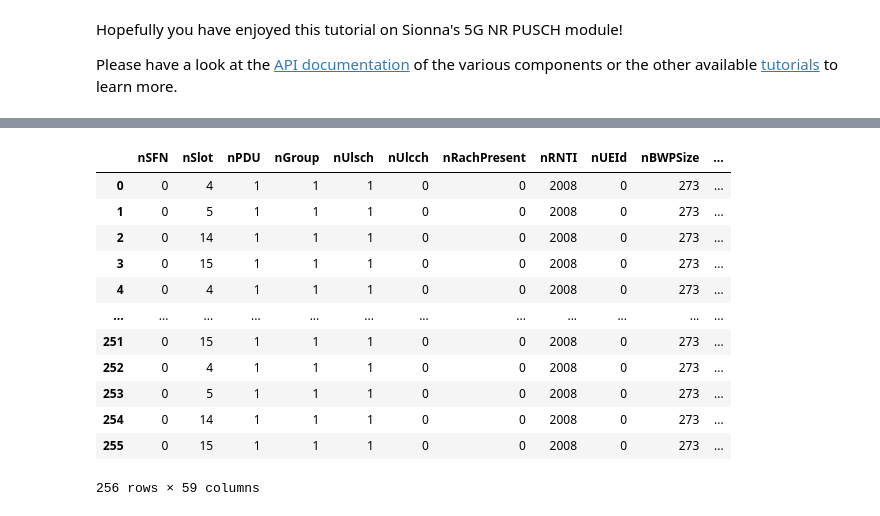
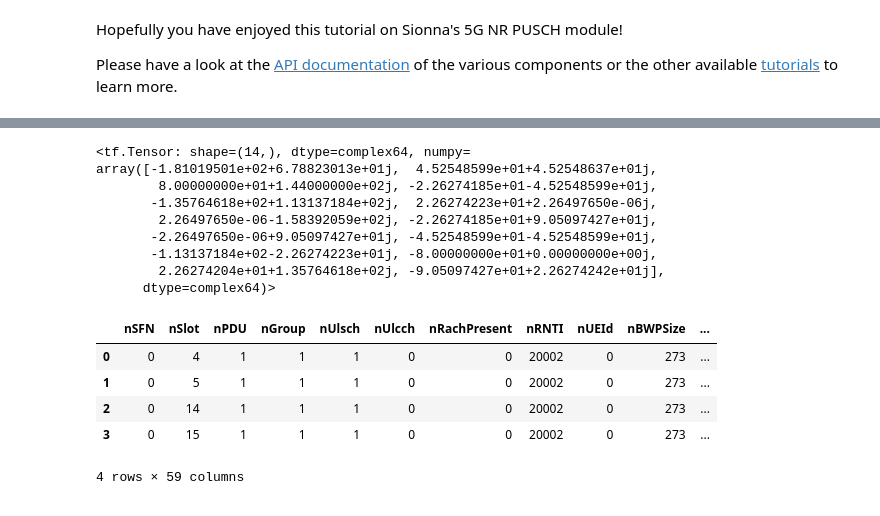
Before and after one commit to Thanh-Thanh-Thanh/thanh, a Jupyter notebook: examples/5G_NR_PUSCH_3_TVConverter.ipynb, the cells around one changed output, grey strips where cells are left out. Cells and saved outputs as stored; diff of their text form; code cells hidden in the pictures.

Commit message:
data_gen_v2

```diff
--- a/examples/5G_NR_PUSCH_3_TVConverter.ipynb
+++ b/examples/5G_NR_PUSCH_3_TVConverter.ipynb
@@ -470,3 +467,15 @@ def set_null(dir):
+# %%
+tf.math.reduce_sum(rxSigFreq[0,0], [0,1,3])
+# %% [output]
+<tf.Tensor: shape=(14,), dtype=complex64, numpy=
+array([-1.81019501e+02+6.78823013e+01j,  4.52548599e+01+4.52548637e+01j,
+        8.00000000e+01+1.44000000e+02j, -2.26274185e+01-4.52548599e+01j,
+       -1.35764618e+02+1.13137184e+02j,  2.26274223e+01+2.26497650e-06j,
+        2.26497650e-06-1.58392059e+02j, -2.26274185e+01+9.05097427e+01j,
+       -2.26497650e-06+9.05097427e+01j, -4.52548599e+01-4.52548599e+01j,
+       -1.13137184e+02-2.26274223e+01j, -8.00000000e+01+0.00000000e+00j,
+        2.26274204e+01+1.35764618e+02j, -9.05097427e+01+2.26274242e+01j],
+      dtype=complex64)>
 # %%
 # xs = tf.Variable(tf.zeros([1, 1, 1, 20, 14, 3276], dtype=tf.complex64))
 # ys = tf.Variable(tf.zeros([1, 1, 8, 20, 14, 3276], dtype=tf.complex64))
@@ -534,19 +545,12 @@ def setRef(inBits, dir):
                 file.write(f'##----------------------------------------------------------------------------\n')
 # setRef(inBits[0,0], tv_dir)
 # %%
-df = pd.read_parquet('/workspaces/thanh/Pusch_data/parquet/test_vector.parquet')
+df = pd.read_parquet('/workspaces/thanh/Pusch_data/parquet/4RB_test.parquet')
 df
 # %% [output]
 |  | nSFN | nSlot | nPDU | nGroup | nUlsch | nUlcch | nRachPresent | nRNTI | nUEId | nBWPSize | ... |
-| 0 | 0 | 4 | 1 | 1 | 1 | 0 | 0 | 2008 | 0 | 273 | ... |
-| 1 | 0 | 5 | 1 | 1 | 1 | 0 | 0 | 2008 | 0 | 273 | ... |
-| 2 | 0 | 14 | 1 | 1 | 1 | 0 | 0 | 2008 | 0 | 273 | ... |
-| 3 | 0 | 15 | 1 | 1 | 1 | 0 | 0 | 2008 | 0 | 273 | ... |
-| 4 | 0 | 4 | 1 | 1 | 1 | 0 | 0 | 2008 | 0 | 273 | ... |
-| ... | ... | ... | ... | ... | ... | ... | ... | ... | ... | ... | ... |
-| 251 | 0 | 15 | 1 | 1 | 1 | 0 | 0 | 2008 | 0 | 273 | ... |
-| 252 | 0 | 4 | 1 | 1 | 1 | 0 | 0 | 2008 | 0 | 273 | ... |
-| 253 | 0 | 5 | 1 | 1 | 1 | 0 | 0 | 2008 | 0 | 273 | ... |
-| 254 | 0 | 14 | 1 | 1 | 1 | 0 | 0 | 2008 | 0 | 273 | ... |
-| 255 | 0 | 15 | 1 | 1 | 1 | 0 | 0 | 2008 | 0 | 273 | ... |
+| 0 | 0 | 4 | 1 | 1 | 1 | 0 | 0 | 20002 | 0 | 273 | ... |
+| 1 | 0 | 5 | 1 | 1 | 1 | 0 | 0 | 20002 | 0 | 273 | ... |
+| 2 | 0 | 14 | 1 | 1 | 1 | 0 | 0 | 20002 | 0 | 273 | ... |
+| 3 | 0 | 15 | 1 | 1 | 1 | 0 | 0 | 20002 | 0 | 273 | ... |
-256 rows × 59 columns
+4 rows × 59 columns
```
Also changed, not shown: parts of 14 cells of this notebook, 5 other files.
